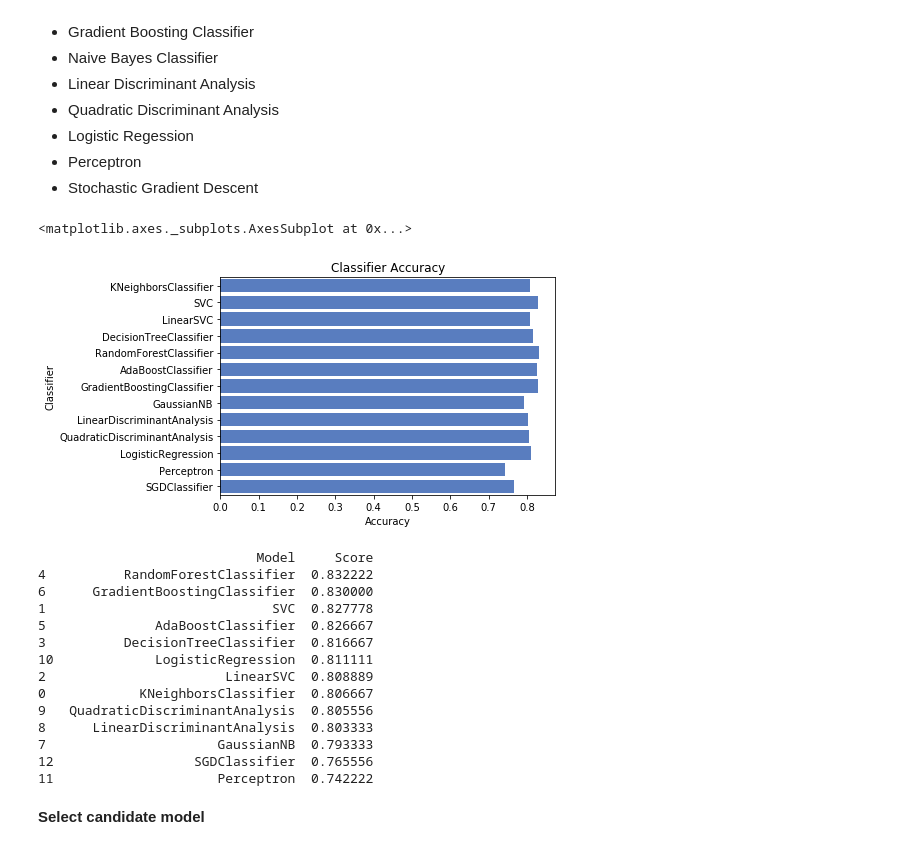
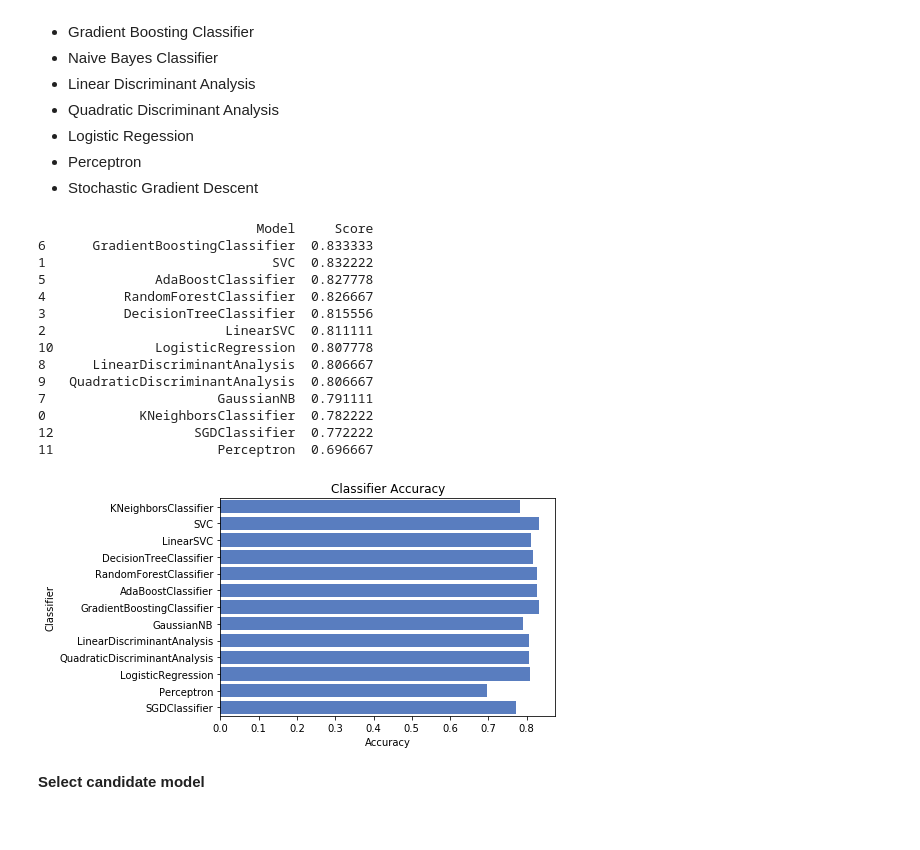
Before and after one commit to nhancv/nc-kaggle-ml, a Jupyter notebook: titanic/src/titanic-anomous.ipynb, the cells around one changed output. Drawn from its saved outputs; the diff is of its cells as text; code cells hidden in the pictures.

```diff
--- a/titanic/src/titanic-anomous.ipynb
+++ b/titanic/src/titanic-anomous.ipynb
@@ -483,18 +506,18 @@ from sklearn.linear_model import Perceptron
 from sklearn.linear_model import SGDClassifier
 
 classifiers = [
-    KNeighborsClassifier(n_neighbors=4),
-    SVC(probability = True, gamma=0.2, kernel='rbf', max_iter = 10000),
+    KNeighborsClassifier(n_neighbors=3),
+    SVC(max_iter=10000),
     LinearSVC(max_iter=10000),
-    DecisionTreeClassifier(max_features='auto', min_samples_leaf=1, min_samples_split=5),
-    RandomForestClassifier(criterion='gini', min_samples_leaf=1, min_samples_split=10, n_estimators=700, max_features='auto', oob_score=True, random_state=1, n_jobs=-1),
+    DecisionTreeClassifier(),
+    RandomForestClassifier(),
     AdaBoostClassifier(),
     GradientBoostingClassifier(),
     GaussianNB(),
     LinearDiscriminantAnalysis(),
     QuadraticDiscriminantAnalysis(),
     LogisticRegression(),
-    Perceptron(max_iter=5),
+    Perceptron(max_iter=100),
     SGDClassifier(),
 ]
 
@@ -508,55 +531,54 @@ X = train_df_val[0::, 1::]
 Y = train_df_val[0::, 0]
 
 acc_dict = {}
 
 for train_index, test_index in sss.split(X, Y):
     X_train, X_test = X[train_index], X[test_index]
     Y_train, Y_test = Y[train_index], Y[test_index]
 
     for clf in classifiers:
         name = clf.__class__.__name__
         clf.fit(X_train, Y_train)
         train_predictions = clf.predict(X_test)
         acc = accuracy_score(Y_test, train_predictions)
         if name in acc_dict:
             acc_dict[name] += acc
         else:
             acc_dict[name] = acc
 
 for clf in acc_dict:
     acc_dict[clf] = acc_dict[clf] / 10.0
     log_entry = pd.DataFrame([[clf, acc_dict[clf]]], columns=log_cols)
     log = log.append(log_entry)
 
 # Show plot
 plt.xlabel('Accuracy')
 plt.title('Classifier Accuracy')
 
 sns.set_color_codes("muted")
 sns.barplot(x='Accuracy', y='Classifier', data=log, color="b")
+
+# Print score
+models_score = pd.DataFrame({
+    'Model': list(acc_dict.keys()),
+    'Score': list(acc_dict.values())}).sort_values(by='Score', ascending=False)
+print(models_score)
 # %% [output]
-<matplotlib.axes._subplots.AxesSubplot at 0x...>
+                            Model     Score
+6      GradientBoostingClassifier  0.833333
+1                             SVC  0.832222
+5              AdaBoostClassifier  0.827778
+4          RandomForestClassifier  0.826667
+3          DecisionTreeClassifier  0.815556
+2                       LinearSVC  0.811111
+10             LogisticRegression  0.807778
+8      LinearDiscriminantAnalysis  0.806667
+9   QuadraticDiscriminantAnalysis  0.806667
+7                      GaussianNB  0.791111
+0            KNeighborsClassifier  0.782222
+12                  SGDClassifier  0.772222
+11                     Perceptron  0.696667
-[figure, old version]
+[figure, new version]
-# %%
-models_score = pd.DataFrame({
-    'Model': list(acc_dict.keys()),
-    'Score': list(acc_dict.values())}).sort_values(by='Score', ascending=False)
-print(models_score)
-# %% [output]
-                            Model     Score
-4          RandomForestClassifier  0.832222
-6      GradientBoostingClassifier  0.830000
-1                             SVC  0.827778
-5              AdaBoostClassifier  0.826667
-3          DecisionTreeClassifier  0.816667
-10             LogisticRegression  0.811111
-2                       LinearSVC  0.808889
-0            KNeighborsClassifier  0.806667
-9   QuadraticDiscriminantAnalysis  0.805556
-8      LinearDiscriminantAnalysis  0.803333
-7                      GaussianNB  0.793333
-12                  SGDClassifier  0.765556
-11                     Perceptron  0.742222
 # %% [markdown]
 **Select candidate model**
 # %%
```
Also changed, not shown: parts of 5 cells of this notebook, 1 other file.
